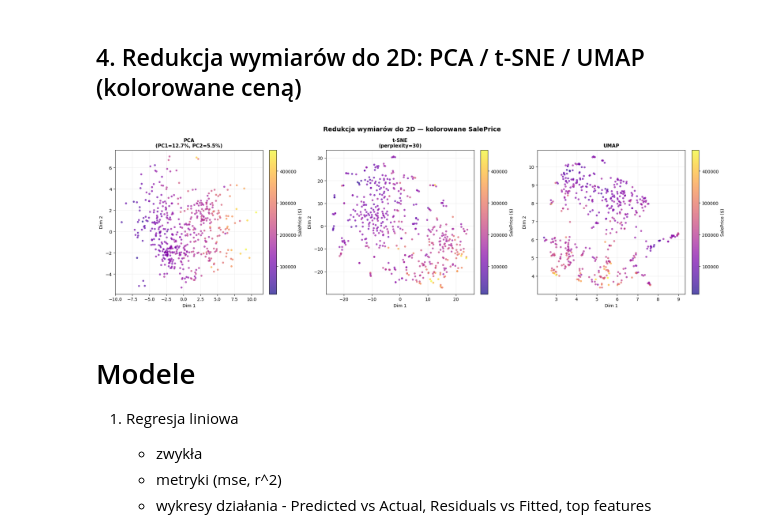
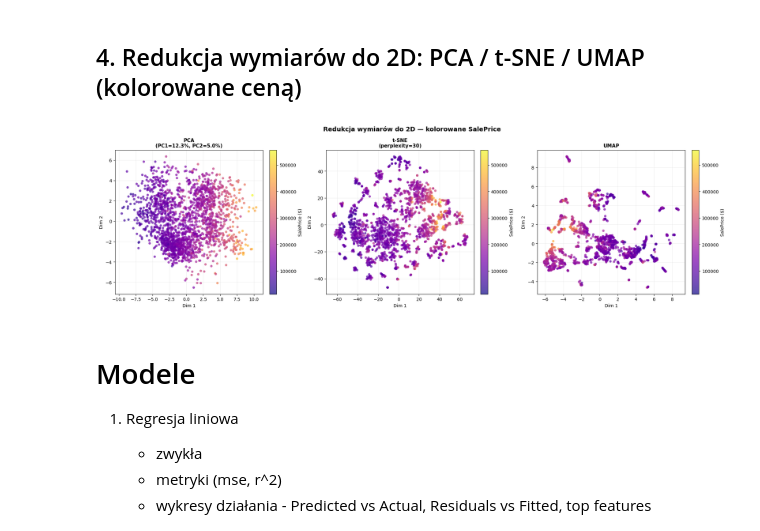
Before and after one commit to fistaszek2009/PropertyValuePredictor, a Jupyter notebook: ames_housing.ipynb, the cells around one changed output. Cells and saved outputs as stored; diff of their text form; code cells hidden in the pictures.

```diff
--- a/ames_housing.ipynb
+++ b/ames_housing.ipynb
@@ -356,54 +356,46 @@ plt.show()
 ## 4. Redukcja wymiarów do 2D: PCA / t-SNE / UMAP (kolorowane ceną)
 # %%
 from sklearn.manifold import TSNE
+import umap
 
 np.random.seed(42)
-n_sample = min(500, X_train_clean_scaled.shape[0])
+n_sample = min(2000, X_train_clean_scaled.shape[0])
 idx_sample = np.random.choice(X_train_clean_scaled.shape[0], n_sample, replace=False)
 X_sample = X_train_clean_scaled[idx_sample]
 y_sample = y_train_clean.values[idx_sample]
 
 pca2 = PCA(n_components=2, random_state=42)
 X_pca = pca2.fit_transform(X_sample)
 
 tsne = TSNE(n_components=2, perplexity=30, random_state=42, max_iter=1000, verbose=0)
 X_tsne = tsne.fit_transform(X_sample)
 
-try:
-    import umap
-    reducer = umap.UMAP(n_components=2, random_state=42, verbose=False)
-    X_umap = reducer.fit_transform(X_sample)
-    umap_available = True
-except ImportError:
-    print("  UMAP nie zainstalowany — pip install umap-learn")
-    # Fallback: Kernel PCA
-    from sklearn.decomposition import KernelPCA
-    kpca = KernelPCA(n_components=2, kernel='rbf', random_state=42)
-    X_umap = kpca.fit_transform(X_sample)
-    umap_available = False
+reducer = umap.UMAP(n_components=2, random_state=42, verbose=False)
+X_umap = reducer.fit_transform(X_sample)
+umap_available = True
 
 fig, axes = plt.subplots(1, 3, figsize=(20, 6))
 fig.suptitle('Redukcja wymiarów do 2D — kolorowane SalePrice', fontsize=14, fontweight='bold')
 
 datasets = [
     (X_pca,  f'PCA\n(PC1={pca2.explained_variance_ratio_[0]*100:.1f}%, PC2={pca2.explained_variance_ratio_[1]*100:.1f}%)'),
     (X_tsne, 't-SNE\n(perplexity=30)'),
     (X_umap, 'UMAP' if umap_available else 'Kernel PCA (rbf)\n[UMAP nie zainstalowany]'),
 ]
 
 for ax, (X_2d, title) in zip(axes, datasets):
     sc = ax.scatter(X_2d[:, 0], X_2d[:, 1], c=y_sample,
-                    cmap='plasma', s=20, alpha=0.7, edgecolors='none')
+                    cmap='plasma', s=30, alpha=0.7, edgecolors='none')
     plt.colorbar(sc, ax=ax, label='SalePrice ($)', fraction=0.046, pad=0.04)
     ax.set_title(title, fontsize=11, fontweight='bold')
     ax.set_xlabel('Dim 1')
     ax.set_ylabel('Dim 2')
     ax.grid(alpha=0.2)
 
 plt.tight_layout()
 plt.show()
 # %% [output]
-[figure, old version]
+[figure, new version]
 # %% [markdown]
 # Modele
 
```
Also changed, not shown: parts of 4 cells of this notebook.
